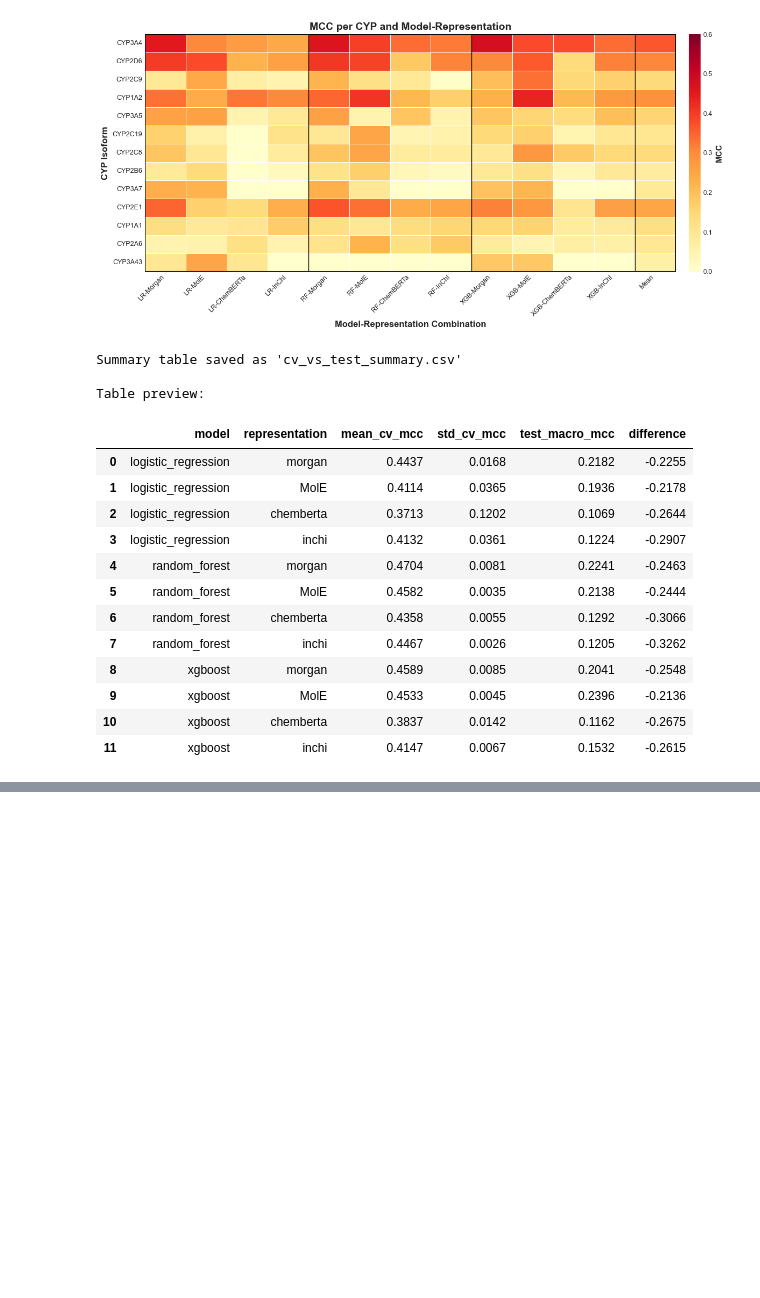
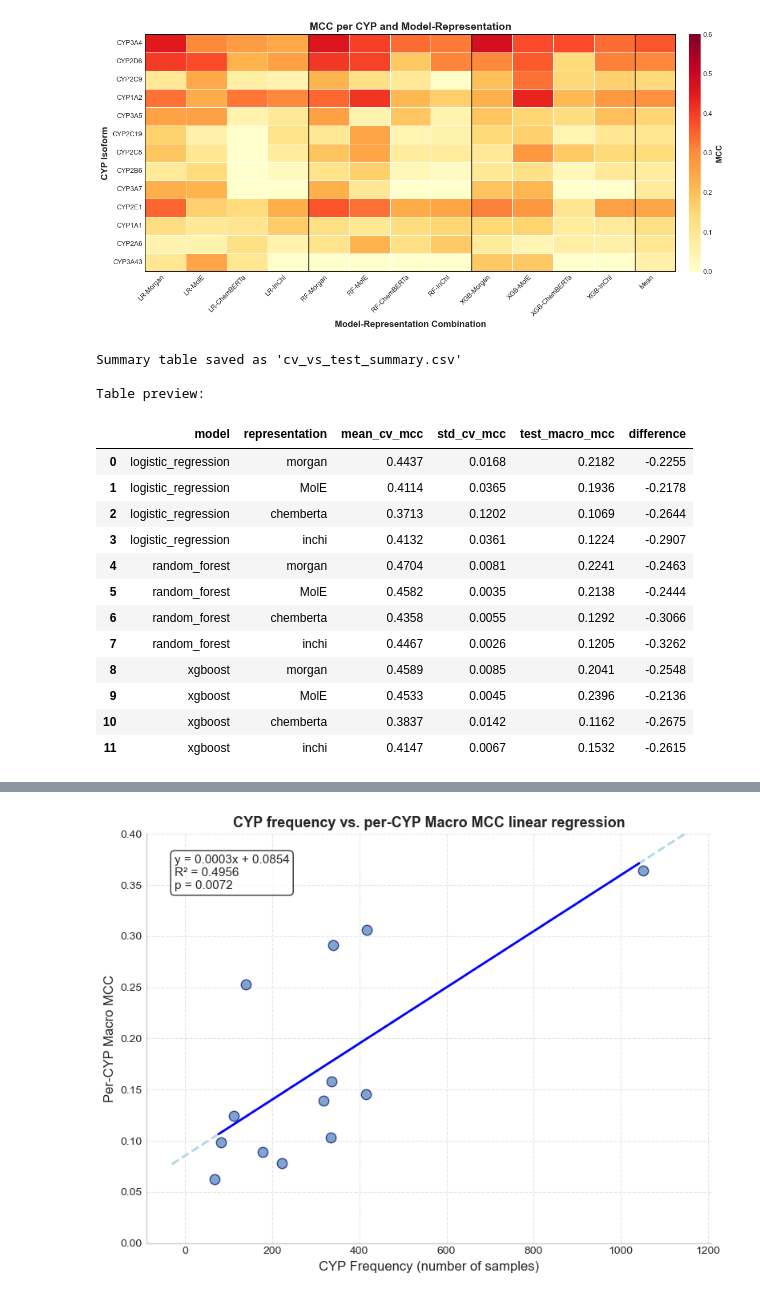
Before and after one commit to grobles17/IMF_TFM_Drug_Metabolism, a Jupyter notebook: main_pipeline/results/collected_results/results_eda.ipynb, the cells around one changed output, grey strips where cells are left out. Cells and saved outputs as stored; diff of their text form; code cells hidden in the pictures; blank space fills up the shorter version.

```diff
--- a/main_pipeline/results/collected_results/results_eda.ipynb
+++ b/main_pipeline/results/collected_results/results_eda.ipynb
@@ -523,0 +540,80 @@ plt.show()
+# %%
+from scipy import stats
+from pathlib import Path
+from collections import Counter
+import pandas as pd
+import matplotlib.pyplot as plt
+import seaborn as sns
+import numpy as np
+import ast
+
+# 1. Load the curated DrugBank DataFrame and compute CYP frequencies
+notebook_dir = Path.cwd()
+project_root = notebook_dir.parent.parent.parent
+csv_path = project_root / "DataBases" / "DrugBank_curated_df.csv"
+
+df_drugbank = pd.read_csv(csv_path)
+df_drugbank['CYPs'] = df_drugbank['CYPs'].apply(ast.literal_eval)
+
+cyp_counter_curated = Counter(cyp for cyps in df_drugbank['CYPs'] for cyp in cyps)
+
+freq_df = pd.DataFrame(
+    [(cyp, count) for cyp, count in cyp_counter_curated.items()],
+    columns=['cyp', 'frequency']
+)
+freq_df = freq_df[freq_df['frequency'] > 50].reset_index(drop=True)
+print(f"Loaded {len(freq_df)} CYPs with >50 samples.")
+
+# 2. Load mean MCC per CYP from the pivot table
+mcc_pivot = pd.read_csv("per_cyp_mcc_pivot.csv", header=[0, 1], index_col=0)
+# The 'mean' column is at the end; we select it using the first-level name 'mean'
+# The second level is irrelevant, we use .loc to get the column
+mcc_mean = mcc_pivot[('mean', mcc_pivot.columns[-1][1])].drop('mean').reset_index()
+mcc_mean.columns = ['cyp', 'mean_mcc']
+
+# Merge
+df = pd.merge(freq_df, mcc_mean, on='cyp')
+df = df.sort_values('frequency')
+
+# 3. Linear regression
+x = df['frequency'].values
+y = df['mean_mcc'].values
+
+slope, intercept, r_value, p_value, std_err = stats.linregress(x, y)
+r2 = r_value ** 2
+line_eq = f'y = {slope:.4f}x + {intercept:.4f}'
+r2_text = f'R² = {r2:.4f}'
+p_text = f'p = {p_value:.4f}'
+
+# Regression line over full x-range (including extrapolation)
+x_range = np.linspace(x.min() - 0.1 * (x.max() - x.min()),
+                      x.max() + 0.1 * (x.max() - x.min()), 100)
+y_line = slope * x_range + intercept
+
+# 4. Plot
+plt.figure(figsize=(8, 6))
+
+plt.scatter(df['frequency'], df['mean_mcc'],
+            color='steelblue', edgecolor='navy', s=80, alpha=0.7)
+
+obs_mask = (x_range >= x.min()) & (x_range <= x.max())
+plt.plot(x_range, y_line, '--', color='lightblue', linewidth=2)
+plt.plot(x_range[obs_mask], y_line[obs_mask], '-', color='blue', linewidth=2)
+
+# Label box with equation, R², and p-value
+plt.text(0.05, 0.95, f'{line_eq}\n{r2_text}\n{p_text}',
+         transform=plt.gca().transAxes,
+         verticalalignment='top',
+         bbox=dict(boxstyle='round', facecolor='white', alpha=0.8),
+         fontsize=11)
+
+plt.xlabel('CYP Frequency (number of samples)', fontsize=12)
+plt.ylabel('Per-CYP Macro MCC', fontsize=12)
+plt.title('CYP frequency vs. per-CYP Macro MCC linear regression', fontsize=13, fontweight='bold')
+plt.ylim(0, 0.4)
+plt.grid(axis='both', linestyle='--', alpha=0.5)
+sns.despine()
+plt.tight_layout()
+plt.savefig('cyp_frequency_vs_mcc.png', dpi=300)
+plt.show()
+# %% [output]
@@ -523,0 +621 @@ plt.show()
+[figure, added]
```
Also changed, not shown: parts of 8 cells of this notebook, 13 other files.
